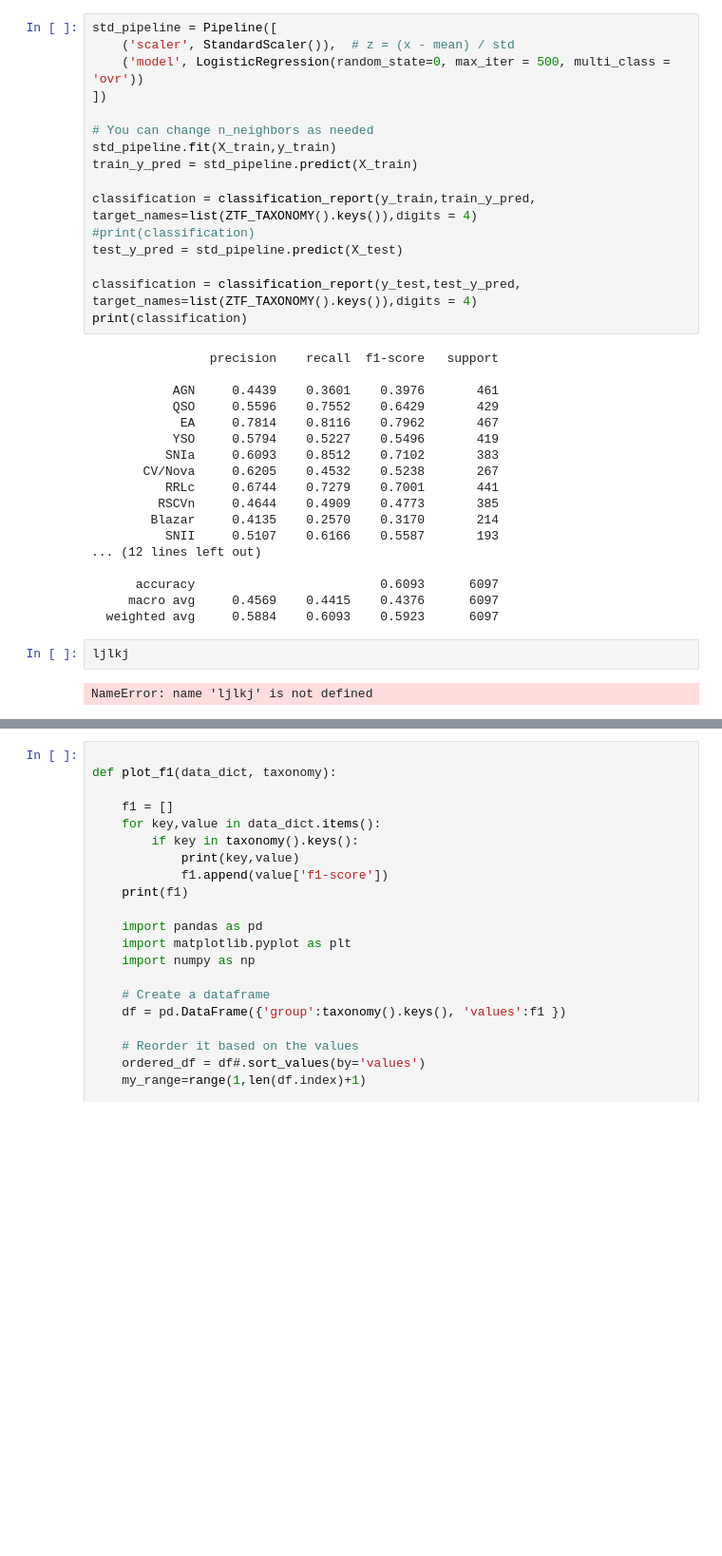
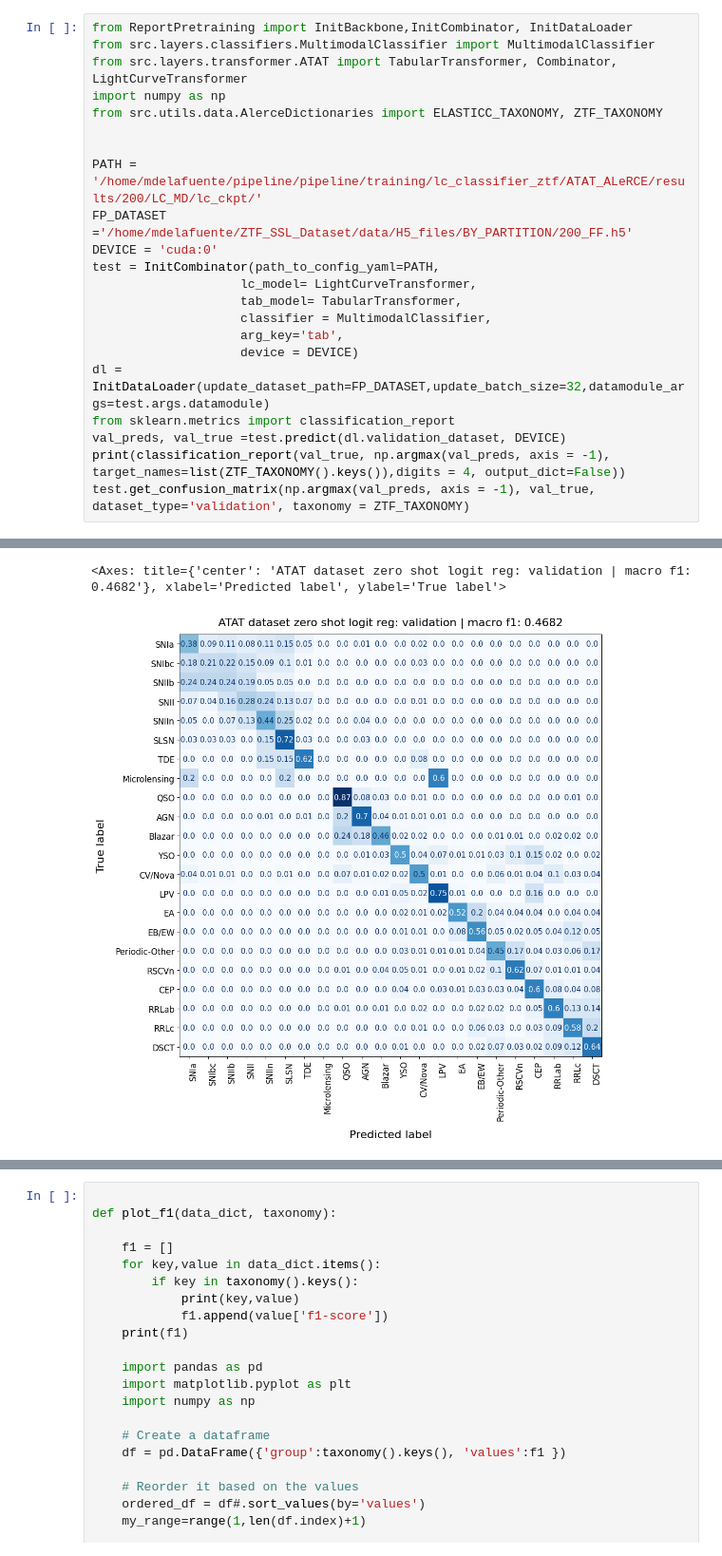
Before and after one commit to HexaPulsar/pipeline, a Jupyter notebook: pipeline/training/lc_classifier_ztf/ATAT_ALeRCE/LC_graphcompare.ipynb, the cells around one changed output, grey strips where cells are left out. Shown at 95% size. Cells and saved outputs as stored; diff of their text form; blank space fills up the shorter version.

```diff
--- a/pipeline/training/lc_classifier_ztf/ATAT_ALeRCE/LC_graphcompare.ipynb
+++ b/pipeline/training/lc_classifier_ztf/ATAT_ALeRCE/LC_graphcompare.ipynb
@@ -261,38 +271,23 @@ print(classification)
-# %%
-std_pipeline = Pipeline([
-    ('scaler', StandardScaler()),  # z = (x - mean) / std
-    ('model', LogisticRegression(random_state=0, max_iter = 500, multi_class = 'ovr'))
-])
-
-# You can change n_neighbors as needed
-std_pipeline.fit(X_train,y_train)
-train_y_pred = std_pipeline.predict(X_train)
-
-classification = classification_report(y_train,train_y_pred, target_names=list(ZTF_TAXONOMY().keys()),digits = 4)
-#print(classification)
-test_y_pred = std_pipeline.predict(X_test)
-
-classification = classification_report(y_test,test_y_pred, target_names=list(ZTF_TAXONOMY().keys()),digits = 4)
-print(classification)
-# %% [output]
-                precision    recall  f1-score   support
-
-           AGN     0.4439    0.3601    0.3976       461
-           QSO     0.5596    0.7552    0.6429       429
-            EA     0.7814    0.8116    0.7962       467
-           YSO     0.5794    0.5227    0.5496       419
-          SNIa     0.6093    0.8512    0.7102       383
-       CV/Nova     0.6205    0.4532    0.5238       267
-          RRLc     0.6744    0.7279    0.7001       441
-         RSCVn     0.4644    0.4909    0.4773       385
-        Blazar     0.4135    0.2570    0.3170       214
-          SNII     0.5107    0.6166    0.5587       193
-... (12 lines left out)
-
-      accuracy                         0.6093      6097
-     macro avg     0.4569    0.4415    0.4376      6097
-  weighted avg     0.5884    0.6093    0.5923      6097
-# %%
-ljlkj
-# %% [output]
-NameError: name 'ljlkj' is not defined
+# %%
+from ReportPretraining import InitBackbone,InitCombinator, InitDataLoader
+from src.layers.classifiers.MultimodalClassifier import MultimodalClassifier
+from src.layers.transformer.ATAT import TabularTransformer, Combinator, LightCurveTransformer
+import numpy as np
+from src.utils.data.AlerceDictionaries import ELASTICC_TAXONOMY, ZTF_TAXONOMY
+
+
+PATH = '/home/mdelafuente/pipeline/pipeline/training/lc_classifier_ztf/ATAT_ALeRCE/results/200/LC_MD/lc_ckpt/'
+FP_DATASET ='/home/mdelafuente/ZTF_SSL_Dataset/data/H5_files/BY_PARTITION/200_FF.h5'
+DEVICE = 'cuda:0'
+test = InitCombinator(path_to_config_yaml=PATH,
+                    lc_model= LightCurveTransformer,
+                    tab_model= TabularTransformer,
+                    classifier = MultimodalClassifier,
+                    arg_key='tab',
+                    device = DEVICE)
+dl = InitDataLoader(update_dataset_path=FP_DATASET,update_batch_size=32,datamodule_args=test.args.datamodule)
+from sklearn.metrics import classification_report
+val_preds, val_true =test.predict(dl.validation_dataset, DEVICE)
+print(classification_report(val_true, np.argmax(val_preds, axis = -1), target_names=list(ZTF_TAXONOMY().keys()),digits = 4, output_dict=False))
+test.get_confusion_matrix(np.argmax(val_preds, axis = -1), val_true, dataset_type='validation', taxonomy = ZTF_TAXONOMY)
+# %% [output]
@@ -298,0 +330,2 @@ NameError: name 'ljlkj' is not defined
+<Axes: title={'center': 'ATAT dataset zero shot logit reg: validation | macro f1: 0.4682'}, xlabel='Predicted label', ylabel='True label'>
+[figure, added]
```
Also changed, not shown: parts of 23 cells of this notebook, 54 other files.
